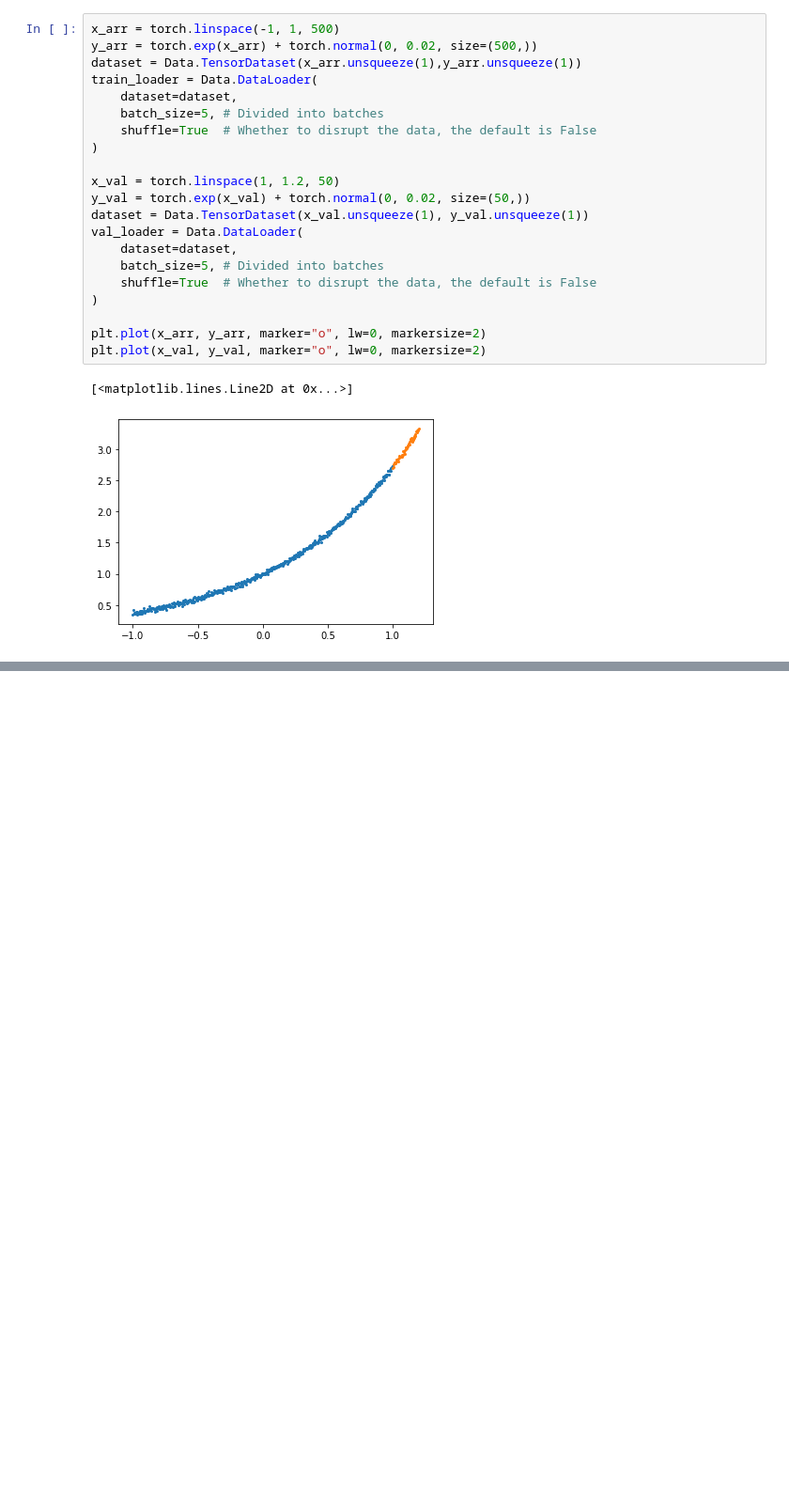
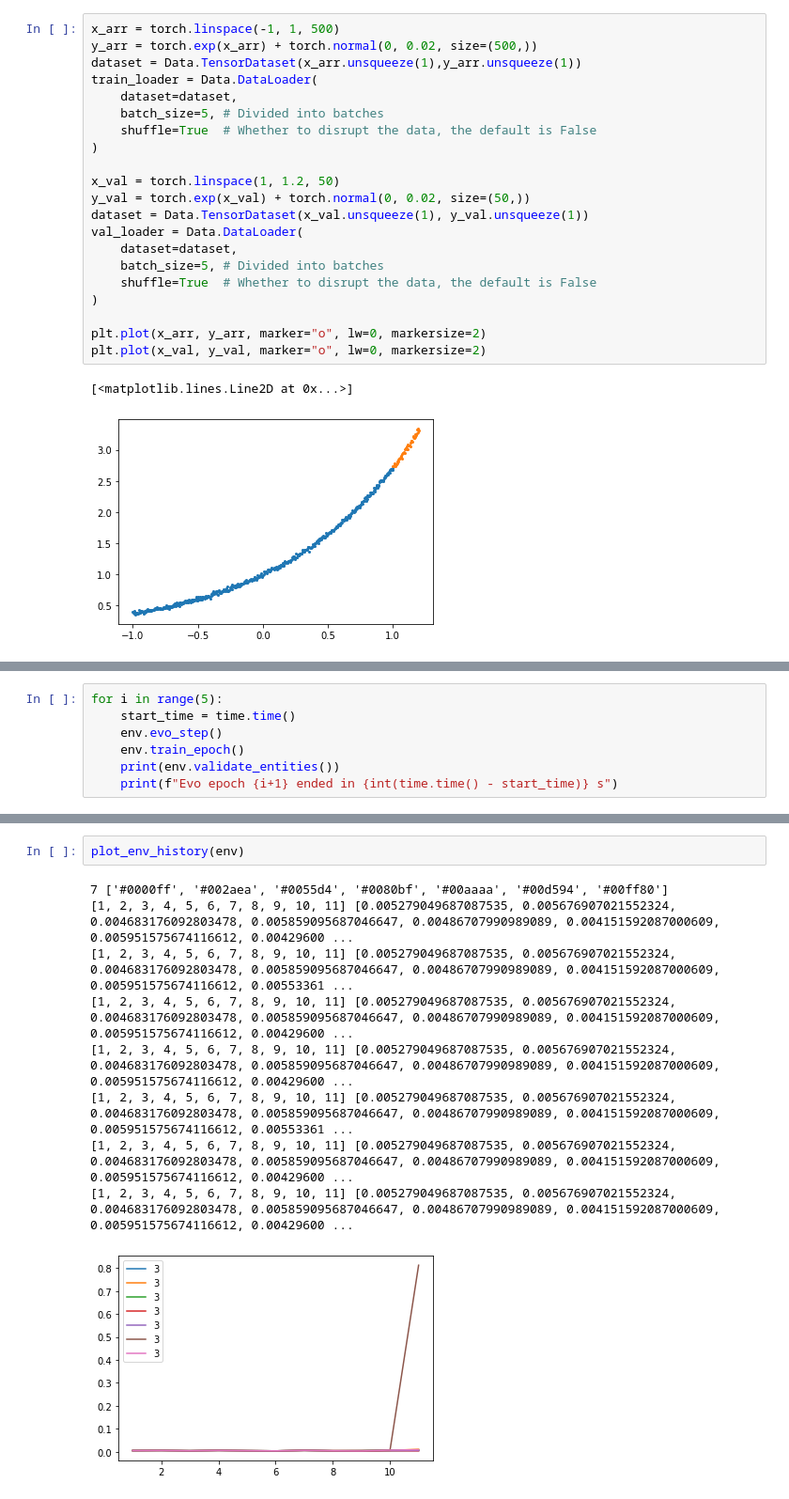
Before and after one commit to NOTfedos/nnga_course_work, a Jupyter notebook: show_results.ipynb, the cells around one changed output, grey strips where cells are left out. Shown at 94% size. Drawn from its saved outputs; the diff is of its cells as text; blank space fills up the shorter version.

```diff
--- a/show_results.ipynb
+++ b/show_results.ipynb
@@ -92,0 +119,7 @@ plt.plot(torch.cat((x_arr, x_val)), y_p.squeeze(1), label="Model")
+# %%
+for i in range(5):
+    start_time = time.time()
+    env.evo_step()
+    env.train_epoch()
+    print(env.validate_entities())
+    print(f"Evo epoch {i+1} ended in {int(time.time() - start_time)} s")
@@ -92,0 +144,12 @@ plt.plot(torch.cat((x_arr, x_val)), y_p.squeeze(1), label="Model")
+# %%
+plot_env_history(env)
+# %% [output]
+7 ['#0000ff', '#002aea', '#0055d4', '#0080bf', '#00aaaa', '#00d594', '#00ff80']
+[1, 2, 3, 4, 5, 6, 7, 8, 9, 10, 11] [0.005279049687087535, 0.005676907021552324, 0.004683176092803478, 0.005859095687046647, 0.00486707990989089, 0.004151592087000609, 0.005951575674116612, 0.00429600 ...
+[1, 2, 3, 4, 5, 6, 7, 8, 9, 10, 11] [0.005279049687087535, 0.005676907021552324, 0.004683176092803478, 0.005859095687046647, 0.00486707990989089, 0.004151592087000609, 0.005951575674116612, 0.00553361 ...
+[1, 2, 3, 4, 5, 6, 7, 8, 9, 10, 11] [0.005279049687087535, 0.005676907021552324, 0.004683176092803478, 0.005859095687046647, 0.00486707990989089, 0.004151592087000609, 0.005951575674116612, 0.00429600 ...
+[1, 2, 3, 4, 5, 6, 7, 8, 9, 10, 11] [0.005279049687087535, 0.005676907021552324, 0.004683176092803478, 0.005859095687046647, 0.00486707990989089, 0.004151592087000609, 0.005951575674116612, 0.00429600 ...
+[1, 2, 3, 4, 5, 6, 7, 8, 9, 10, 11] [0.005279049687087535, 0.005676907021552324, 0.004683176092803478, 0.005859095687046647, 0.00486707990989089, 0.004151592087000609, 0.005951575674116612, 0.00553361 ...
+[1, 2, 3, 4, 5, 6, 7, 8, 9, 10, 11] [0.005279049687087535, 0.005676907021552324, 0.004683176092803478, 0.005859095687046647, 0.00486707990989089, 0.004151592087000609, 0.005951575674116612, 0.00429600 ...
+[1, 2, 3, 4, 5, 6, 7, 8, 9, 10, 11] [0.005279049687087535, 0.005676907021552324, 0.004683176092803478, 0.005859095687046647, 0.00486707990989089, 0.004151592087000609, 0.005951575674116612, 0.00429600 ...
+[figure, added]
```
Also changed, not shown: parts of 9 cells of this notebook, 1 other file.
